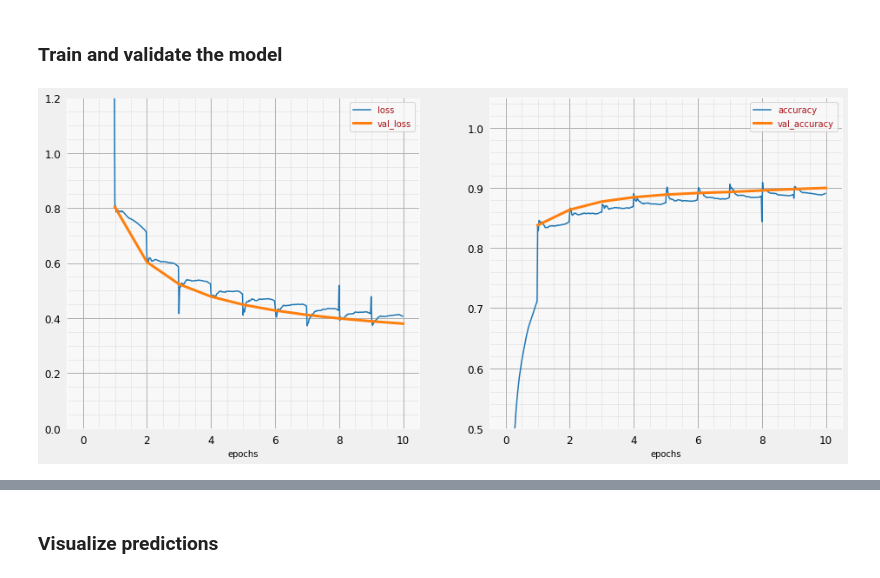
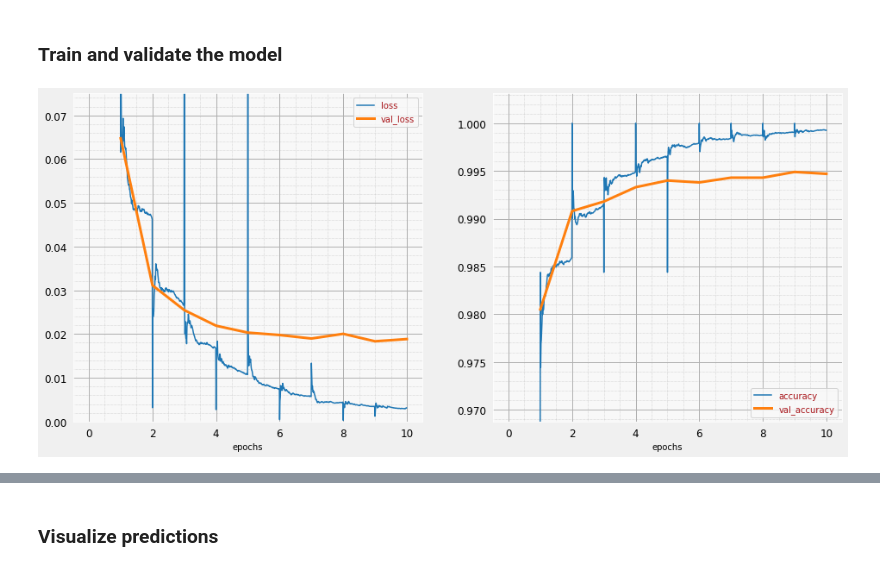
Before and after one commit to NishaMDev/DeepLearning, a Jupyter notebook: Assignment#1/DL_Assignment_1_Part_2.ipynb, the cells around one changed output, grey strips where cells are left out. Drawn from its saved outputs; the diff is of its cells as text; code cells hidden in the pictures.

```diff
--- a/Assignment#1/DL_Assignment_1_Part_2.ipynb
+++ b/Assignment#1/DL_Assignment_1_Part_2.ipynb
@@ -3,7 +3,9 @@
 # %% [markdown]
 ### Parameters
 # %%
-BATCH_SIZE = 128
+# 11 - Decrease batch size to 64
+#BATCH_SIZE = 128
+BATCH_SIZE = 64
 EPOCHS = 10
 
 training_images_file   = 'gs://mnist-public/train-images-idx3-ubyte'
@@ -277,0 +351,12 @@ _________________________________________________________________
+# %%
+#6 - Implement a learning rate schedule that decays the learning rate exponentially.
+
+# lr decay function
+def lr_decay(epoch):
+  return 0.01 * math.pow(0.6, epoch)
+
+# lr schedule callback
+lr_decay_callback = tf.keras.callbacks.LearningRateScheduler(lr_decay, verbose=True)
+
+# important to see what you are doing
+plot_learning_rate(lr_decay, EPOCHS)
@@ -280,8 +367,8 @@ _________________________________________________________________
 # %%
 steps_per_epoch = 60000//BATCH_SIZE  # 60,000 items in this dataset
 print("Steps per epoch: ", steps_per_epoch)
 
 history = model.fit(training_dataset, steps_per_epoch=steps_per_epoch, epochs=EPOCHS,
-                    validation_data=validation_dataset, validation_steps=1, callbacks=[plot_training])
+                    validation_data=validation_dataset, validation_steps=1, callbacks=[plot_training,lr_decay_callback ])  # 6 - Add lr_decay_callback to the callbacks
 # %% [output]
-[figure, old version]
+[figure, new version]
```
Also changed, not shown: parts of 6 cells of this notebook.
